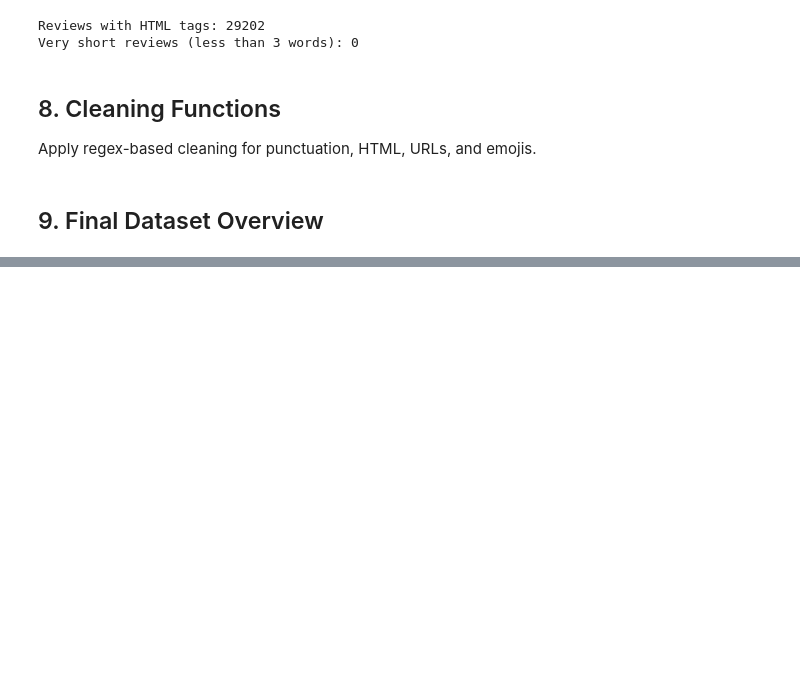
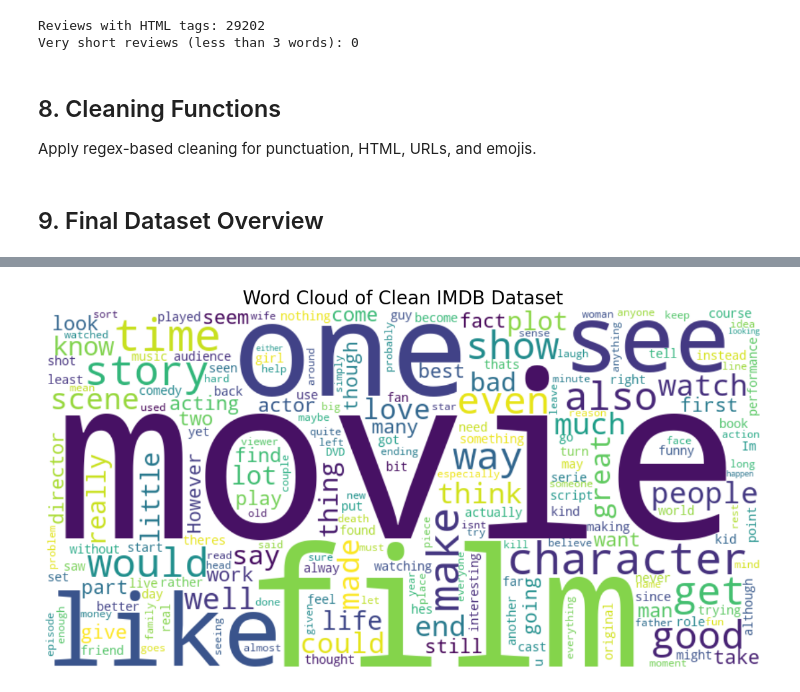
Before and after one commit to LJONeill/NLP, a Jupyter notebook: notebooks/eda_clean_imdb.ipynb, the cells around one changed output, grey strips where cells are left out. Saved outputs shown, nothing was run; the diff lists cells and outputs as text; code cells hidden in the pictures; blank space fills up the shorter version.

Commit message:
wordcloud for read me

```diff
--- a/notebooks/eda_clean_imdb.ipynb
+++ b/notebooks/eda_clean_imdb.ipynb
@@ -220,3 +220,28 @@ Name: count, dtype: int64
 # %%
 # Save cleaned data to processed folder
 df.to_csv("../data/clean_imdb_dataset.csv", index=False)
+# %%
+# Load cleaned dataset
+df_clean = pd.read_csv("../data/clean_imdb_dataset.csv")
+
+# Combine all reviews into one large string
+all_text = ' '.join(df_clean['review'].dropna())
+
+# Get English stopwords
+stop_words = set(stopwords.words('english'))
+
+# Generate word cloud
+wordcloud = WordCloud(
+    width=800, height=400,
+    background_color='white',
+    stopwords=stop_words,
+    max_words=200
+).generate(all_text)
+
+# Display
+plt.figure(figsize=(15, 7))
+plt.imshow(wordcloud, interpolation='bilinear')
+plt.axis('off')
+plt.title("Word Cloud of Clean IMDB Dataset", fontsize=20)
+plt.show()
+# %% [output]
@@ -222,0 +251 @@ df.to_csv("../data/clean_imdb_dataset.csv", index=False)
+[figure, added]
```
Also changed, not shown: parts of 4 cells of this notebook, 2 other files.
